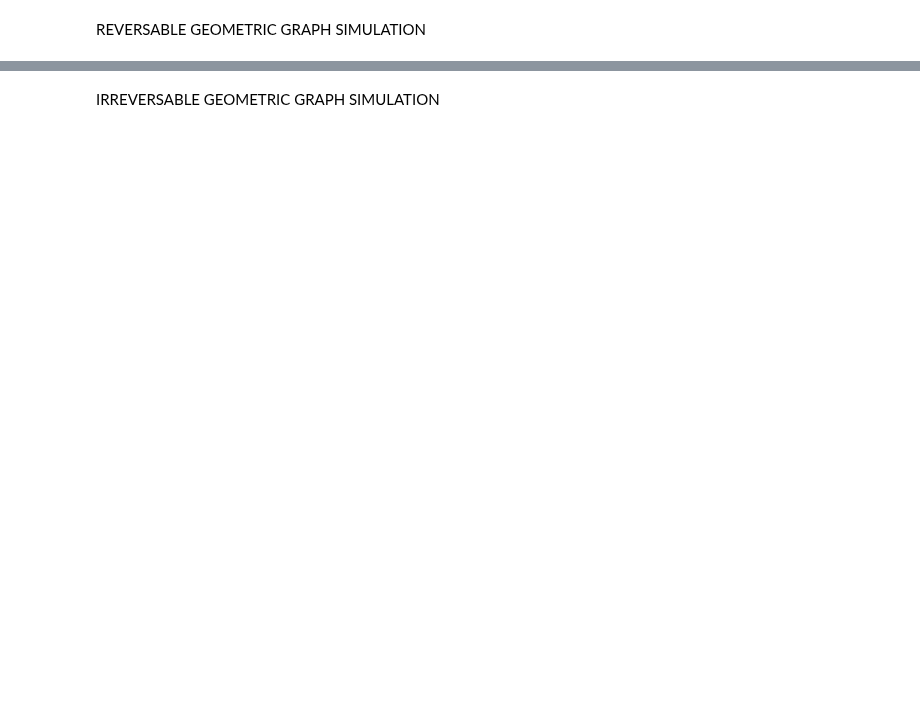
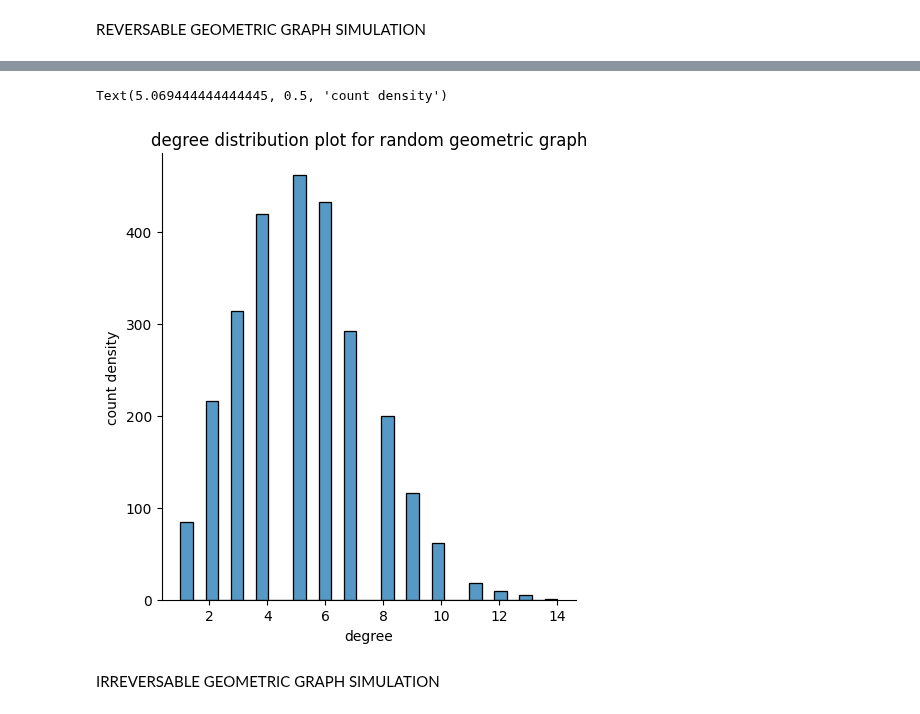
Before and after one commit to cm2435/graph_transmittion_research_project, a Jupyter notebook: experiments/variable_structure.ipynb, the cells around one changed output, grey strips where cells are left out. Saved outputs shown, nothing was run; the diff lists cells and outputs as text; code cells hidden in the pictures; blank space fills up the shorter version.

Commit message:
working on visuals

```diff
--- a/experiments/variable_structure.ipynb
+++ b/experiments/variable_structure.ipynb
@@ -46,16 +46,17 @@ def run_single_simulation(
     infection_matrix_list_reversable, timesteps_saturation_reversable, fraction_infected_list_reversable, info_dict_reversable = x.infect_till_saturation(
         structure_name = structure_name, modality="reversable", verbose= False
     )
-
+    results_dict_irreversable["infection_matrix"] = infection_matrix_list_irreversable
     results_dict_irreversable["timesteps_saturation"] = timesteps_saturation_irreversable
     results_dict_irreversable["fraction_infected_list"] = fraction_infected_list_irreversable
     results_dict_irreversable["info_dict"] = info_dict_irreversable
 
+    results_dict_reversable["infection_matrix"] = infection_matrix_list_reversable
     results_dict_reversable["timesteps_saturation"] = timesteps_saturation_reversable
     results_dict_reversable["fraction_infected_list"] = fraction_infected_list_reversable
     results_dict_reversable["info_dict"] = info_dict_reversable
 
-    return info_dict_reversable, info_dict_irreversable
+    return results_dict_reversable, results_dict_irreversable
 
 def run_simulation(mean_degree : int, structure_name : str) -> list:
     simulation_run_reversable, simulation_run_irreversable = [], []
@@ -122,12 +128,15 @@ AttributeError: 'tuple' object has no attribute 'keys'
 # %%
 degrees_list = []
-for run in simulation_run['info_dict']:
+for run in simulation_run[0]['info_dict']:
     degrees_list.extend(run['degree_list'])
 
 sns.displot(degrees_list)
 plt.title("degree distribution plot for random geometric graph")
 plt.xlabel("degree")
 plt.ylabel("count density")
+# %% [output]
+Text(5.069444444444445, 0.5, 'count density')
+[figure, added]
 # %% [markdown]
 IRREVERSABLE GEOMETRIC GRAPH SIMULATION
 # %%
```
Also changed, not shown: parts of 10 cells of this notebook, 2 other files.
